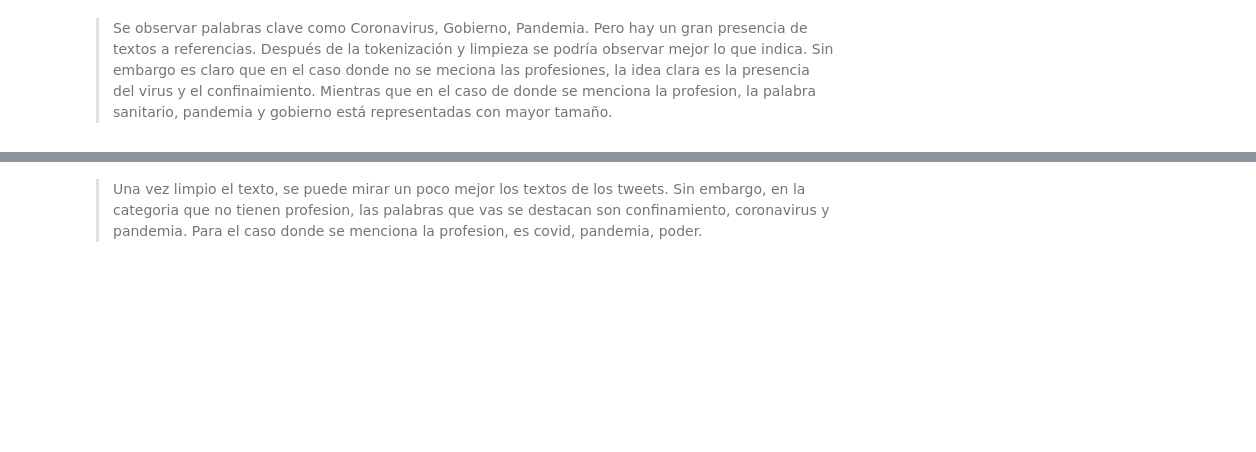
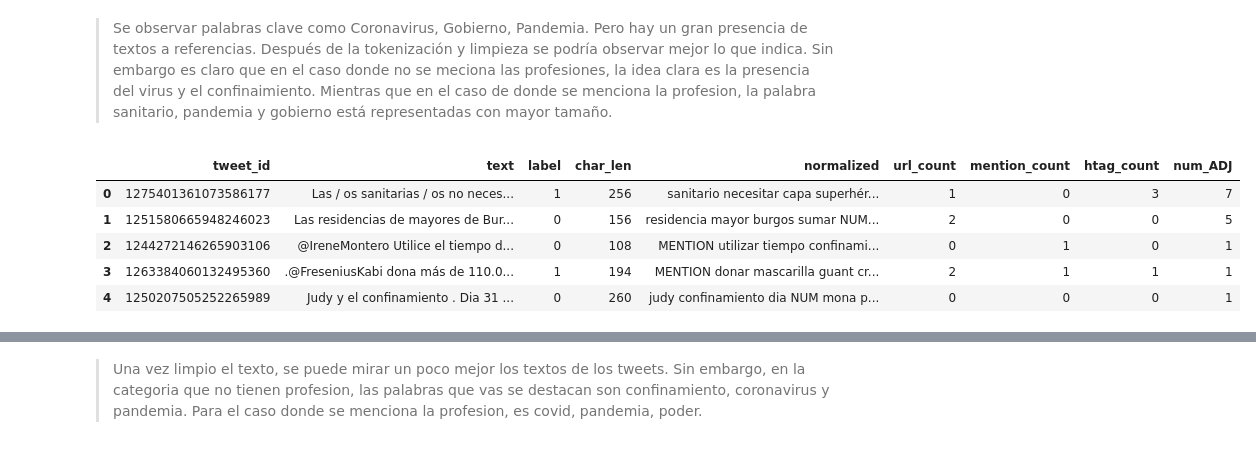
Before and after one commit to ivanrnarvaez/text_mining, a Jupyter notebook: NARVAEZ_BARREIROS_IVAN_RICARDO_Ejercicio1.ipynb, the cells around one changed output, grey strips where cells are left out. Saved outputs shown, nothing was run; the diff lists cells and outputs as text; code cells hidden in the pictures; blank space fills up the shorter version.

```diff
--- a/NARVAEZ_BARREIROS_IVAN_RICARDO_Ejercicio1.ipynb
+++ b/NARVAEZ_BARREIROS_IVAN_RICARDO_Ejercicio1.ipynb
@@ -441,0 +454,9 @@ dataset_train_df['normalized'] = dataset_train_df['normalized'].progress_apply(l
+# %%
+dataset_train_df.head()
+# %% [output]
+|  | tweet_id | text | label | char_len | normalized | url_count | mention_count | htag_count | num_ADJ |
+| 0 | 1275401361073586177 | Las / os sanitarias / os no neces... | 1 | 256 | sanitario necesitar capa superhér... | 1 | 0 | 3 | 7 |
+| 1 | 1251580665948246023 | Las residencias de mayores de Bur... | 0 | 156 | residencia mayor burgos sumar NUM... | 2 | 0 | 0 | 5 |
+| 2 | 1244272146265903106 | @IreneMontero Utilice el tiempo d... | 0 | 108 | MENTION utilizar tiempo confinami... | 0 | 1 | 0 | 1 |
+| 3 | 1263384060132495360 | .@FreseniusKabi dona más de 110.0... | 1 | 194 | MENTION donar mascarilla guant cr... | 2 | 1 | 1 | 1 |
+| 4 | 1250207505252265989 | Judy y el confinamiento . Dia 31 ... | 0 | 260 | judy confinamiento dia NUM mona p... | 0 | 0 | 0 | 1 |
```
Also changed, not shown: parts of 10 cells of this notebook.
